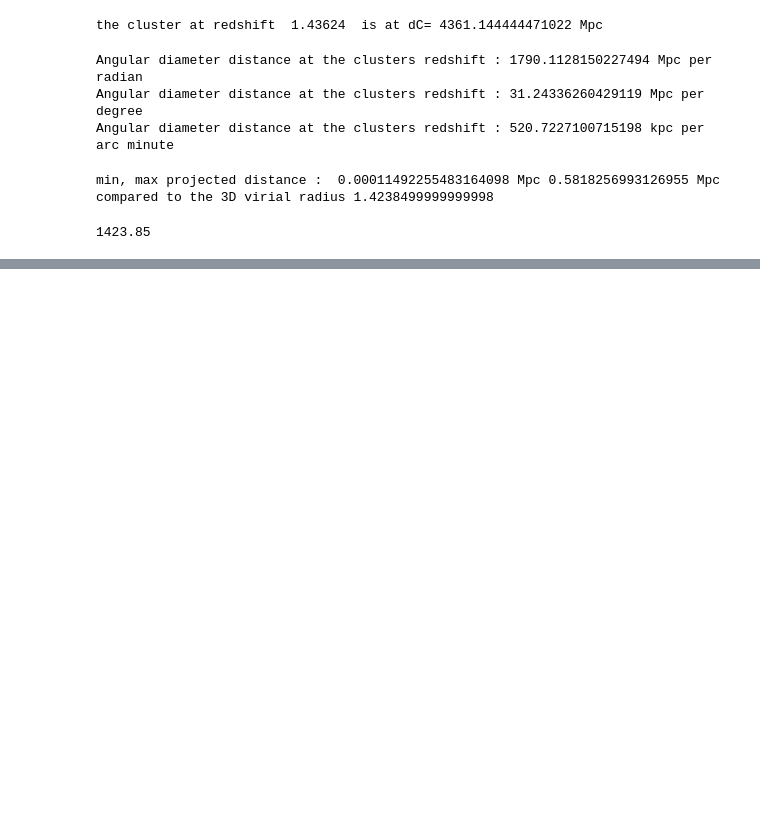
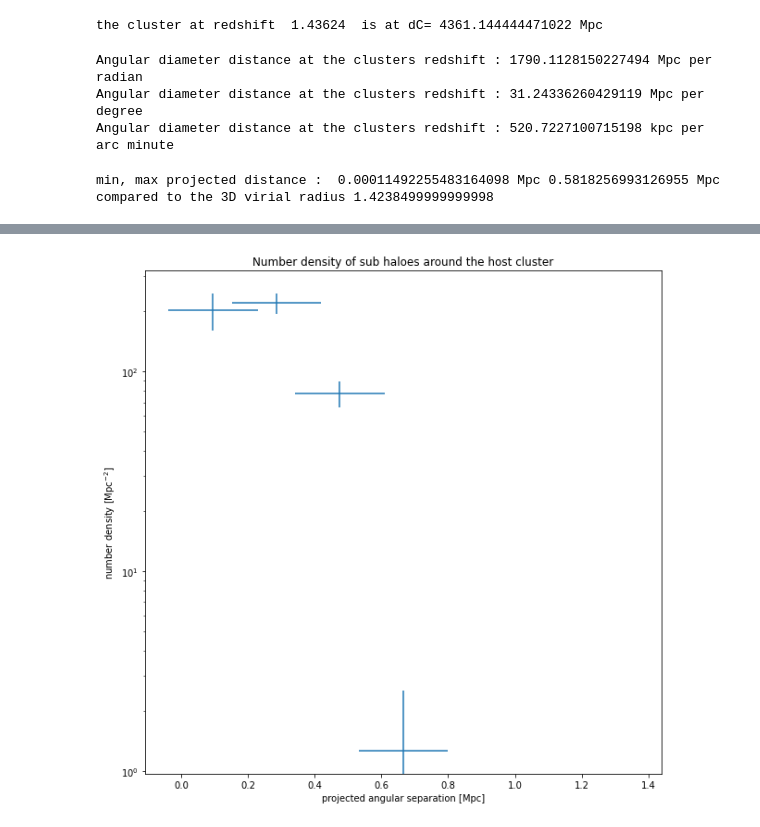
Before and after one commit to katul3767/Mass-of-galaxy-cluster, a Jupyter notebook: halodir_029_0000.fit.ipynb, the cells around one changed output, grey strips where cells are left out. Saved outputs shown, nothing was run; the diff lists cells and outputs as text; code cells hidden in the pictures; blank space fills up the shorter version.

```diff
--- a/halodir_029_0000.fit.ipynb
+++ b/halodir_029_0000.fit.ipynb
@@ -180,21 +178,17 @@ r_proj =  Angular_separation_Astropy_radian * cosmos.angular_diameter_distance(z
 print('min, max projected distance : ',r_proj.min(), r_proj.max(), 'compared to the 3D virial radius', r_cl/1000)
 # %% [output]
 min, max projected distance :  0.00011492255483164098 Mpc 0.5818256993126955 Mpc compared to the 3D virial radius 1.4238499999999998
-# %%
-r_cl
-# %% [output]
-1423.85
 # %%
 # create histogram of distances in Mpc
-%matplotlib notebook
-dR=0.05
+
+dR=0.19
 # create histogram of distances in Mpc
-r_bins = np.arange(0., 1.4238499999999998,dR)
+r_bins = np.arange(0., 1.5,dR)
 
 # Projected distance
 N_2D, bins_2D = np.histogram(np.array(r_proj), bins = r_bins)
 # Three D distance
-N_3D, bins_3D = np.histogram(np.array(distances), bins = r_bins)
+N_3D, bins_3D = np.histogram(np.array(distances[mask]), bins = r_bins)
 
 #Getting the number density profile in 2D
 n_2D = N_2D /(np.pi*( ( bins_2D[1:]**2 - bins_2D[:-1]**2) ) )
@@ -216 +208,2 @@ plt.show()
+[figure, added]
 # %%
```
Also changed, not shown: parts of 12 cells of this notebook, 3 other files.
